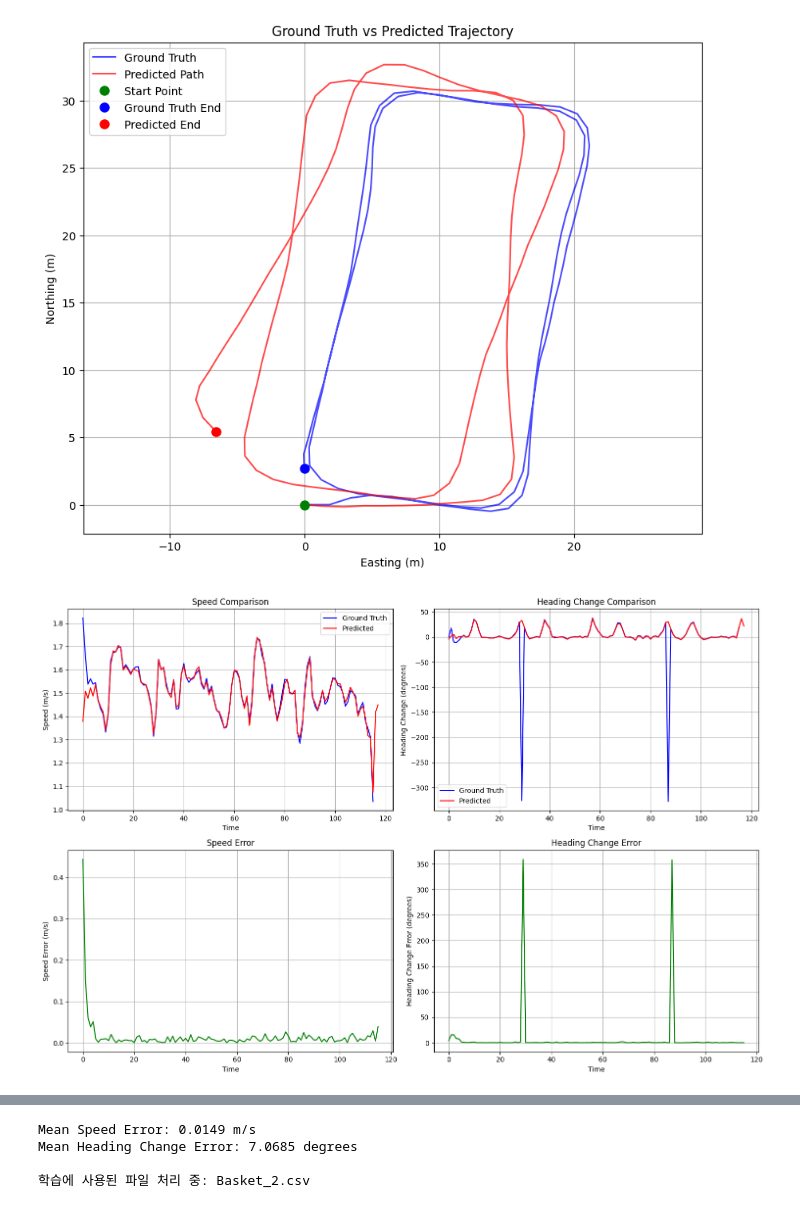
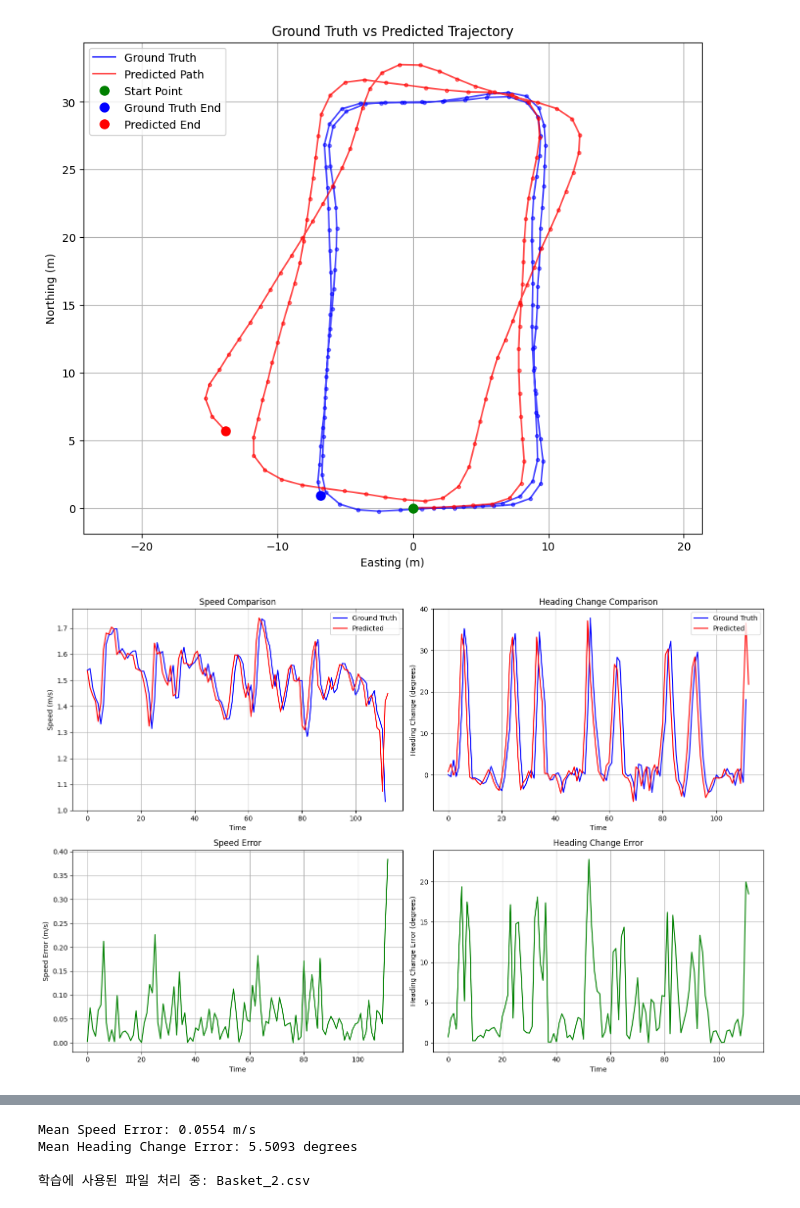
Before and after one commit to GitBosung/AI-PDR_GPS-GT, a Jupyter notebook: predict_path.ipynb, the cells around one changed output, grey strips where cells are left out. Cells and saved outputs as stored; diff of their text form; code cells hidden in the pictures.

Commit message:
스케일러 저장, 불러오기 방식 수정 오리엔테이션 스케일링 안하는게 좋아보임 (이미 -1 1 범위로 되어있음) 보고 걷기에서 heading 추정 비교적 잘 됨.
3f_looking02 파일이 가장 이상적인 모습임

```diff
--- a/predict_path.ipynb
+++ b/predict_path.ipynb
@@ -12,8 +12,8 @@ def main():
     BASE_DIR = os.getcwd()
 
     # 저장된 모델과 스케일러 경로 설정
-    model_path = os.path.join(BASE_DIR, 'saved_models', 'model_20250406_182426.h5')
-    scaler_path = os.path.join(BASE_DIR, 'saved_models', 'scalers_20250406_182426.joblib')
+    model_path = os.path.join(BASE_DIR, 'saved_models', 'model_20250406_191749.h5')
+    scaler_path = os.path.join(BASE_DIR, 'saved_models', 'scalers_20250406_191749.joblib')
 
     if not os.path.exists(model_path) or not os.path.exists(scaler_path):
         print("학습된 모델이나 스케일러를 찾을 수 없습니다. 먼저 모델을 학습해주세요.")
@@ -155,2 +155,2 @@ if __name__ == '__main__':
-[figure, old version]
+[figure, new version]
-[figure, old version]
+[figure, new version]
@@ -164,4 +164,4 @@ if __name__ == '__main__':
-Mean Speed Error: 0.0149 m/s
-Mean Heading Change Error: 7.0685 degrees
+Mean Speed Error: 0.0554 m/s
+Mean Heading Change Error: 5.5093 degrees
 
 학습에 사용된 파일 처리 중: Basket_2.csv
```
Also changed, not shown: parts of 1 cell of this notebook, 5 other files.
